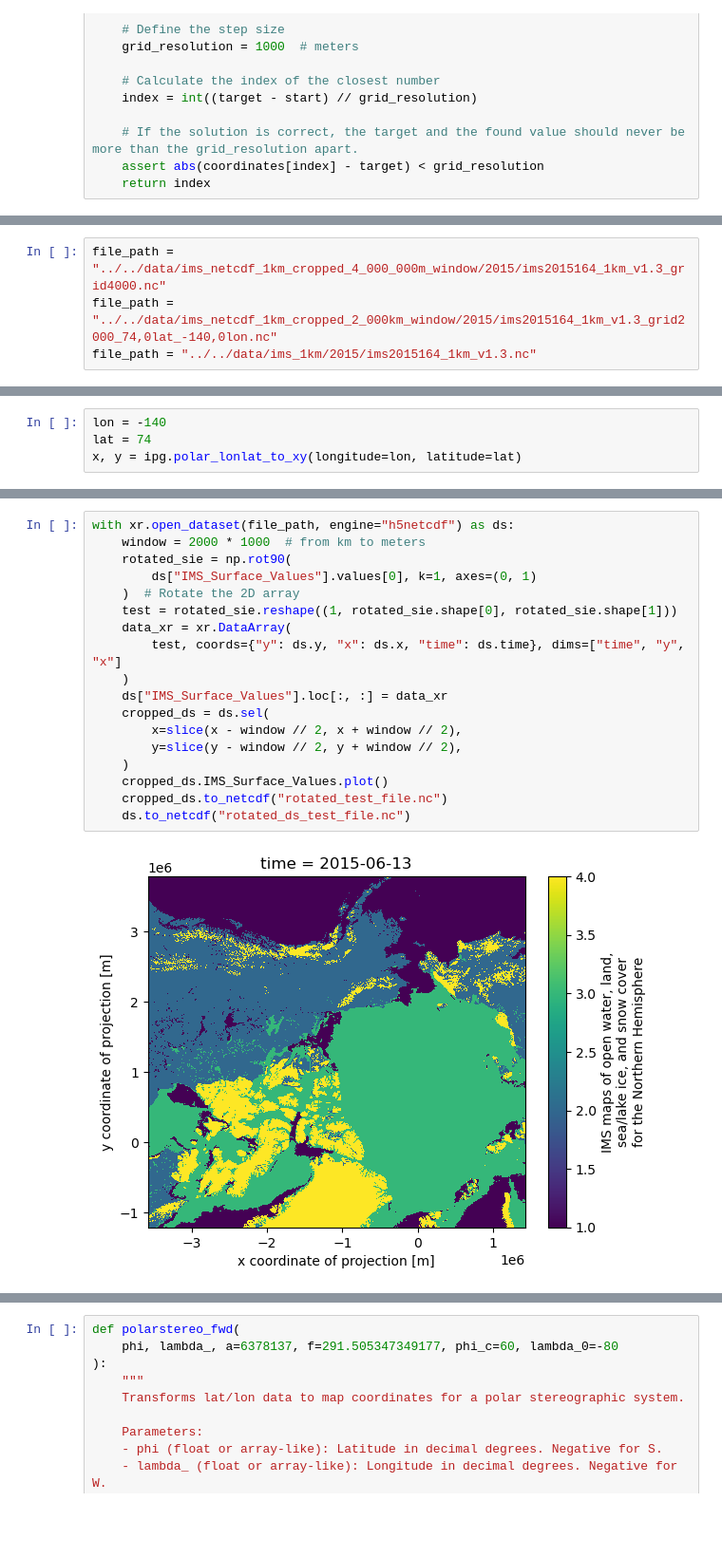
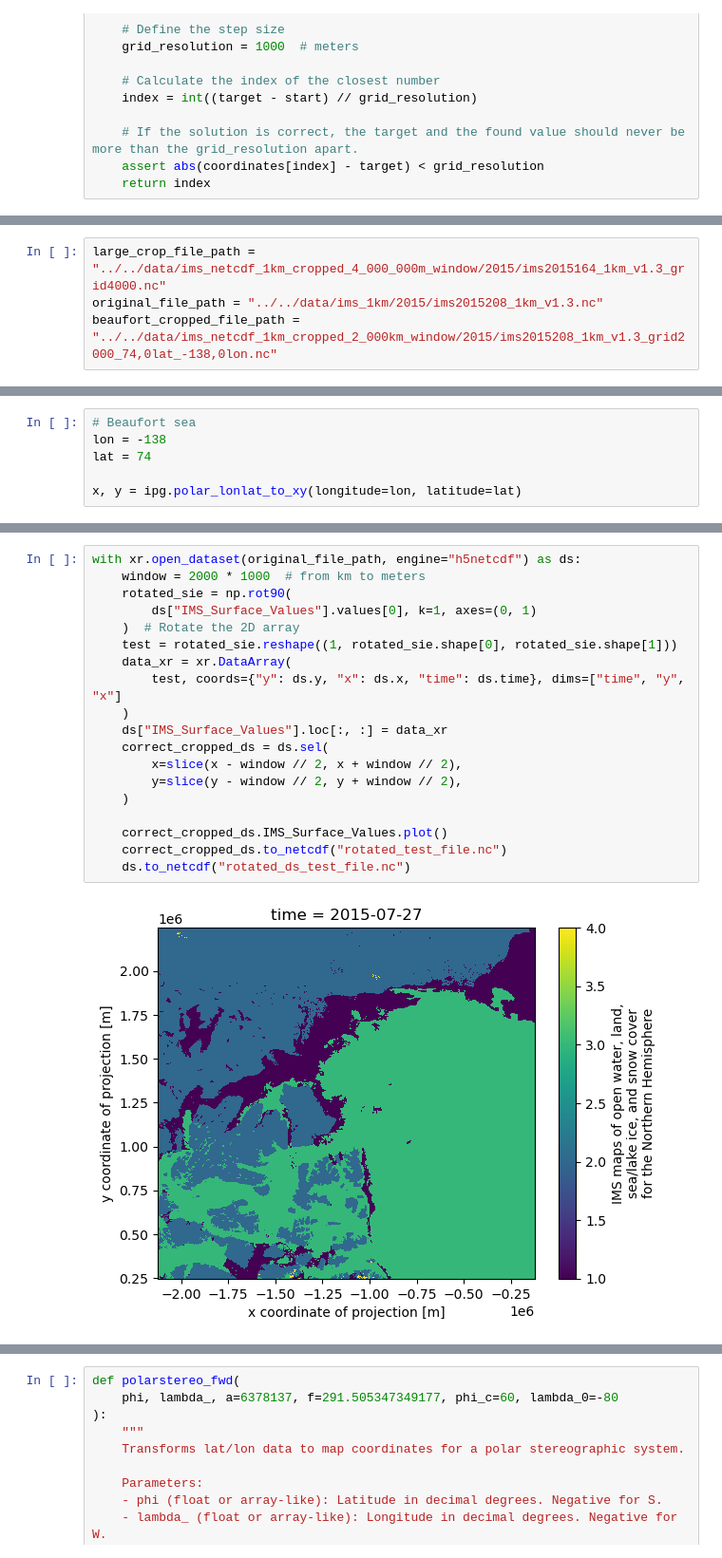
Before and after one commit to NOAA-HES-Capstone/icedyno, a Jupyter notebook: workspaces/julieanna/ims_latlong.ipynb, the cells around one changed output, grey strips where cells are left out. Shown at 95% size. Saved outputs shown, nothing was run; the diff lists cells and outputs as text; blank space fills up the shorter version.

Commit message:
cleanup, verification: Added images for what the beaufort sea crop should look like with google maps, added descriptions

```diff
--- a/workspaces/julieanna/ims_latlong.ipynb
+++ b/workspaces/julieanna/ims_latlong.ipynb
@@ -108,4 +131,4 @@ def find_closest_index_in_grid(target: float, coordinates: np.array) -> int:
 # %%
-file_path = "../../data/ims_netcdf_1km_cropped_4_000_000m_window/2015/ims2015164_1km_v1.3_grid4000.nc"
-file_path = "../../data/ims_netcdf_1km_cropped_2_000km_window/2015/ims2015164_1km_v1.3_grid2000_74,0lat_-140,0lon.nc"
-file_path = "../../data/ims_1km/2015/ims2015164_1km_v1.3.nc"
+large_crop_file_path = "../../data/ims_netcdf_1km_cropped_4_000_000m_window/2015/ims2015164_1km_v1.3_grid4000.nc"
+original_file_path = "../../data/ims_1km/2015/ims2015208_1km_v1.3.nc"
+beaufort_cropped_file_path = "../../data/ims_netcdf_1km_cropped_2_000km_window/2015/ims2015208_1km_v1.3_grid2000_74,0lat_-138,0lon.nc"
@@ -119,5 +152,7 @@ with h5py.File(file_path, "r") as file:
 # %%
-lon = -140
+# Beaufort sea
+lon = -138
 lat = 74
+
 x, y = ipg.polar_lonlat_to_xy(longitude=lon, latitude=lat)
 # %%
@@ -131,20 +170,21 @@ ipg.polar_xy_to_lonlat(x, y)
 # %%
-with xr.open_dataset(file_path, engine="h5netcdf") as ds:
+with xr.open_dataset(original_file_path, engine="h5netcdf") as ds:
     window = 2000 * 1000  # from km to meters
     rotated_sie = np.rot90(
         ds["IMS_Surface_Values"].values[0], k=1, axes=(0, 1)
     )  # Rotate the 2D array
     test = rotated_sie.reshape((1, rotated_sie.shape[0], rotated_sie.shape[1]))
     data_xr = xr.DataArray(
         test, coords={"y": ds.y, "x": ds.x, "time": ds.time}, dims=["time", "y", "x"]
     )
     ds["IMS_Surface_Values"].loc[:, :] = data_xr
-    cropped_ds = ds.sel(
+    correct_cropped_ds = ds.sel(
         x=slice(x - window // 2, x + window // 2),
         y=slice(y - window // 2, y + window // 2),
     )
-    cropped_ds.IMS_Surface_Values.plot()
-    cropped_ds.to_netcdf("rotated_test_file.nc")
+
+    correct_cropped_ds.IMS_Surface_Values.plot()
+    correct_cropped_ds.to_netcdf("rotated_test_file.nc")
     ds.to_netcdf("rotated_ds_test_file.nc")
 # %% [output]
-[figure, old version]
+[figure, new version]
```
Also changed, not shown: parts of 22 cells of this notebook.
